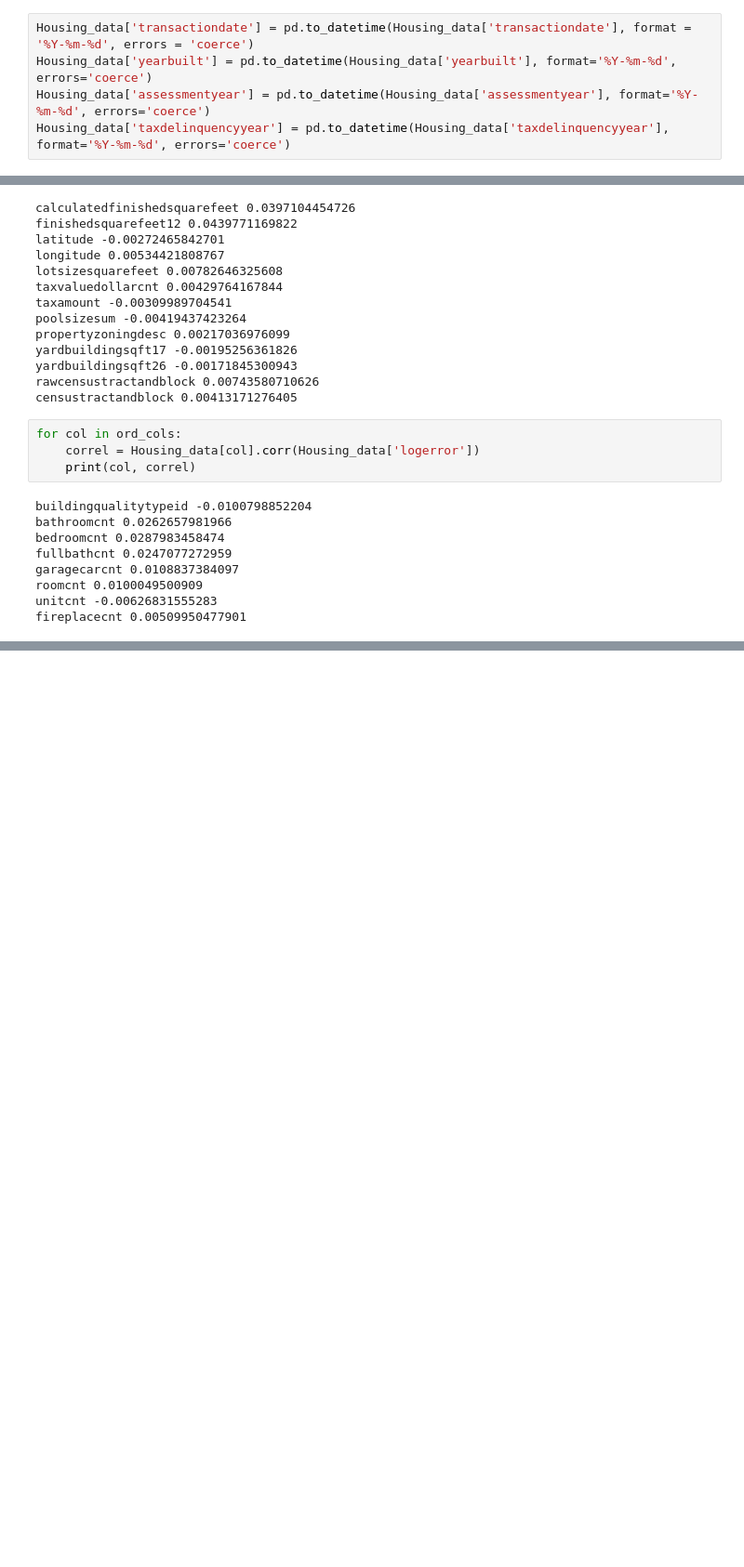
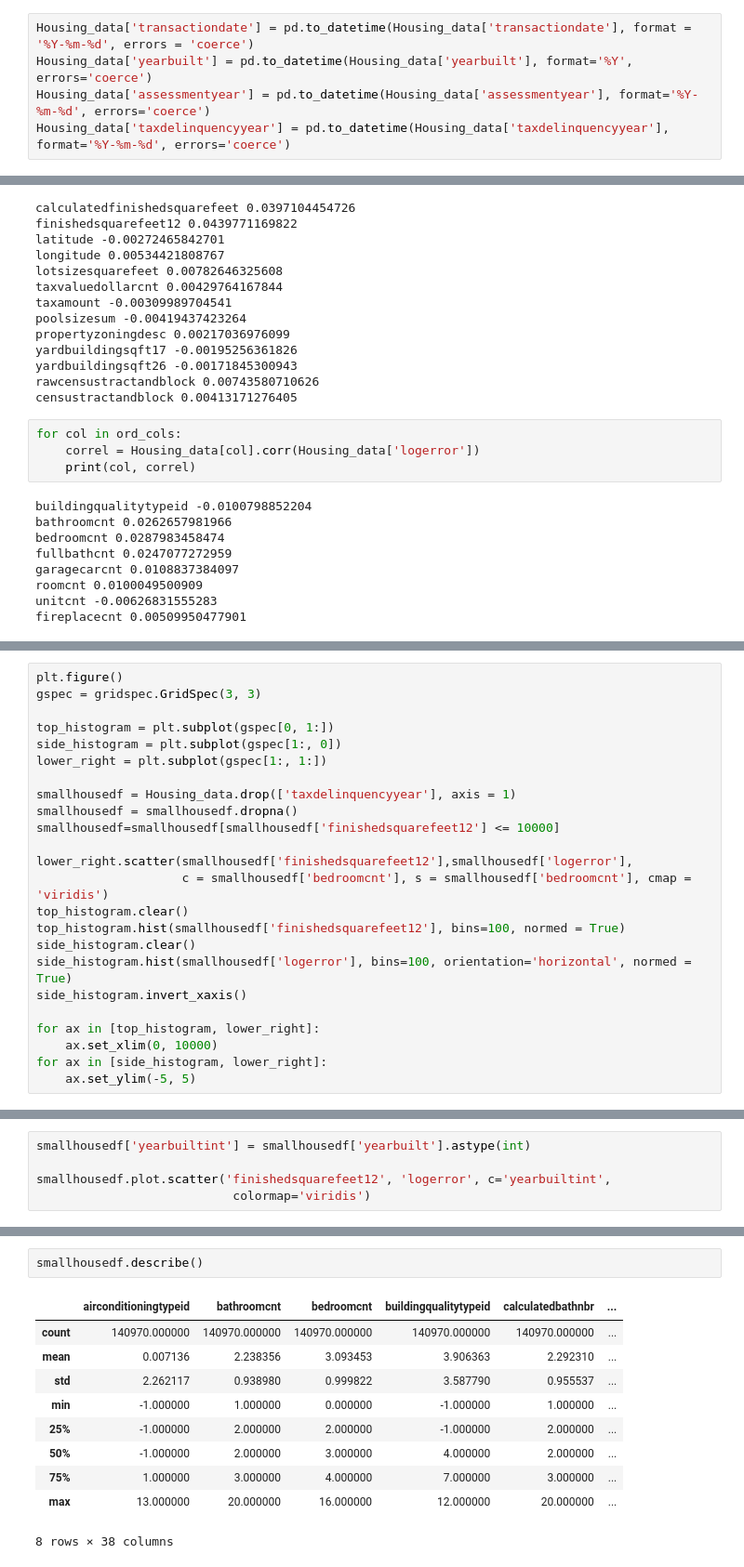
Before and after one commit to Eric-Ens/Capstone_project_1, a Jupyter notebook: Data_exploration.ipynb, the cells around one changed output, grey strips where cells are left out. Shown: that part at 93% size. Drawn from its saved outputs; the diff is of its cells as text; blank space fills up the shorter version.

```diff
--- a/Data_exploration.ipynb
+++ b/Data_exploration.ipynb
@@ -51,6 +51,6 @@ Housing_data.describe()
 # %%
 Housing_data['transactiondate'] = pd.to_datetime(Housing_data['transactiondate'], format = '%Y-%m-%d', errors = 'coerce')
-Housing_data['yearbuilt'] = pd.to_datetime(Housing_data['yearbuilt'], format='%Y-%m-%d', errors='coerce')
+Housing_data['yearbuilt'] = pd.to_datetime(Housing_data['yearbuilt'], format='%Y', errors='coerce')
 Housing_data['assessmentyear'] = pd.to_datetime(Housing_data['assessmentyear'], format='%Y-%m-%d', errors='coerce')
 Housing_data['taxdelinquencyyear'] = pd.to_datetime(Housing_data['taxdelinquencyyear'], format='%Y-%m-%d', errors='coerce')
 # %%
@@ -140,0 +161,24 @@ for col in cat_cols:
+# %%
+plt.figure()
+gspec = gridspec.GridSpec(3, 3)
+
+top_histogram = plt.subplot(gspec[0, 1:])
+side_histogram = plt.subplot(gspec[1:, 0])
+lower_right = plt.subplot(gspec[1:, 1:])
+
+smallhousedf = Housing_data.drop(['taxdelinquencyyear'], axis = 1)
+smallhousedf = smallhousedf.dropna()
+smallhousedf=smallhousedf[smallhousedf['finishedsquarefeet12'] <= 10000]
+
+lower_right.scatter(smallhousedf['finishedsquarefeet12'],smallhousedf['logerror'],
+                    c = smallhousedf['bedroomcnt'], s = smallhousedf['bedroomcnt'], cmap = 'viridis')
+top_histogram.clear()
+top_histogram.hist(smallhousedf['finishedsquarefeet12'], bins=100, normed = True)
+side_histogram.clear()
+side_histogram.hist(smallhousedf['logerror'], bins=100, orientation='horizontal', normed = True)
+side_histogram.invert_xaxis()
+
+for ax in [top_histogram, lower_right]:
+    ax.set_xlim(0, 10000)
+for ax in [side_histogram, lower_right]:
+    ax.set_ylim(-5, 5)
@@ -140,0 +200,5 @@ for col in cat_cols:
+# %%
+smallhousedf['yearbuiltint'] = smallhousedf['yearbuilt'].astype(int)
+
+smallhousedf.plot.scatter('finishedsquarefeet12', 'logerror', c='yearbuiltint',
+                           colormap='viridis')
@@ -140,0 +251,13 @@ for col in cat_cols:
+# %%
+smallhousedf.describe()
+# %% [output]
+|  | airconditioningtypeid | bathroomcnt | bedroomcnt | buildingqualitytypeid | calculatedbathnbr | ... |
+| count | 140970.000000 | 140970.000000 | 140970.000000 | 140970.000000 | 140970.000000 | ... |
+| mean | 0.007136 | 2.238356 | 3.093453 | 3.906363 | 2.292310 | ... |
+| std | 2.262117 | 0.938980 | 0.999822 | 3.587790 | 0.955537 | ... |
+| min | -1.000000 | 1.000000 | 0.000000 | -1.000000 | 1.000000 | ... |
+| 25% | -1.000000 | 2.000000 | 2.000000 | -1.000000 | 2.000000 | ... |
+| 50% | -1.000000 | 2.000000 | 3.000000 | 4.000000 | 2.000000 | ... |
+| 75% | 1.000000 | 3.000000 | 4.000000 | 7.000000 | 3.000000 | ... |
+| max | 13.000000 | 20.000000 | 16.000000 | 12.000000 | 20.000000 | ... |
+8 rows × 38 columns
```
Also changed, not shown: parts of 15 cells of this notebook.
